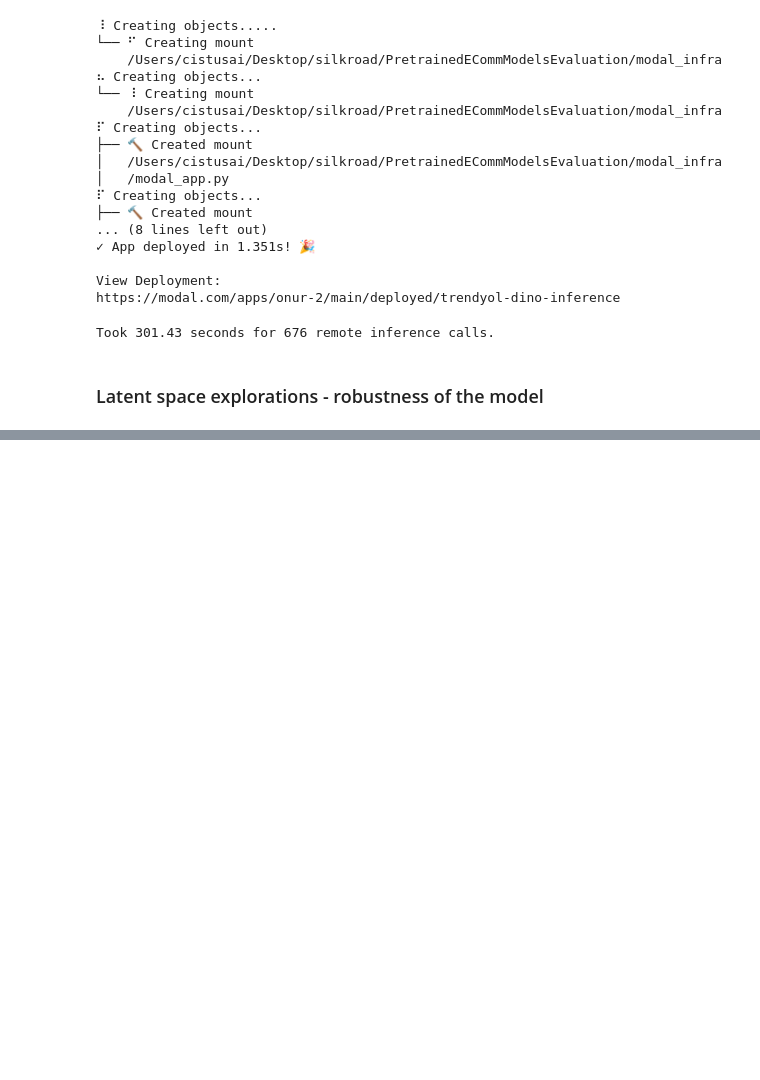
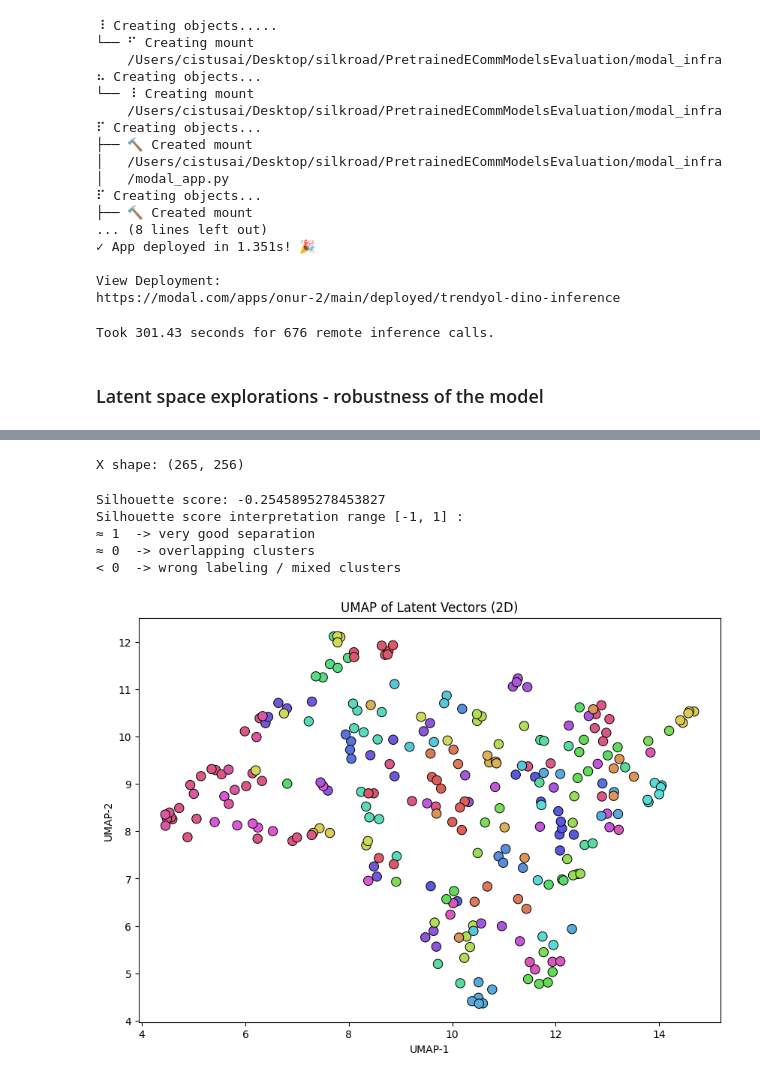
Before and after one commit to onuryuxcodes/PretrainedECommModelsEvaluation, a Jupyter notebook: trendyol-dino-playground.ipynb, the cells around one changed output, grey strips where cells are left out. Cells and saved outputs as stored; diff of their text form; code cells hidden in the pictures; blank space fills up the shorter version.

```diff
--- a/trendyol-dino-playground.ipynb
+++ b/trendyol-dino-playground.ipynb
@@ -282,0 +558,11 @@ Took 301.43 seconds for 676 remote inference calls.
+# %%
+latent_vectors_noise_strength_1 = filter_latents_by_substring(latent_vectors, "_1_")
+plot_umap_latents(latent_vectors_noise_strength_1, should_normalize_img_names=True)
+# %% [output]
+X shape: (265, 256)
+Silhouette score: -0.2545895278453827
+Silhouette score interpretation range [-1, 1] :
+≈ 1  -> very good separation
+≈ 0  -> overlapping clusters
+< 0  -> wrong labeling / mixed clusters
+[figure, added]
```
Also changed, not shown: parts of 15 cells of this notebook.
